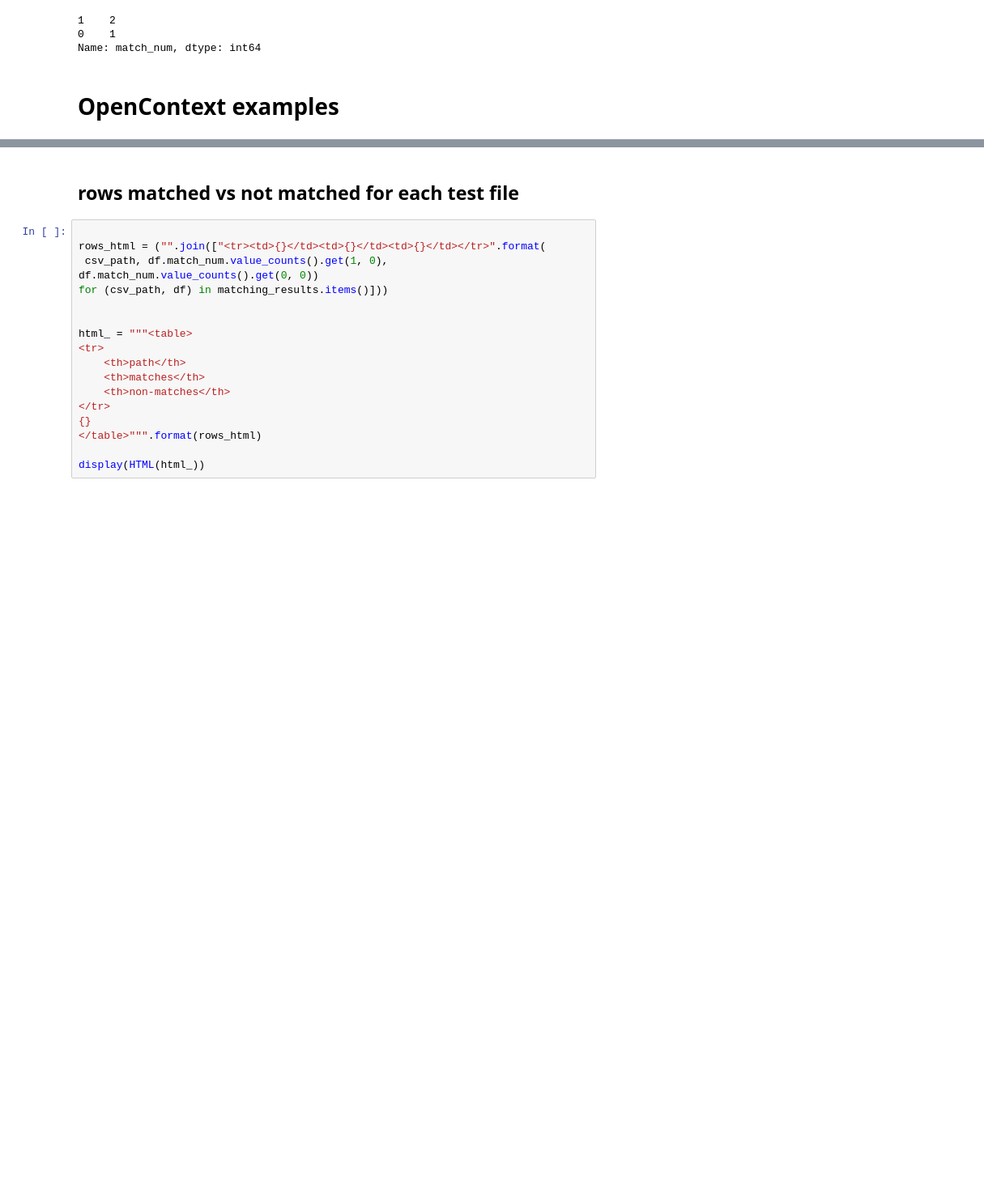
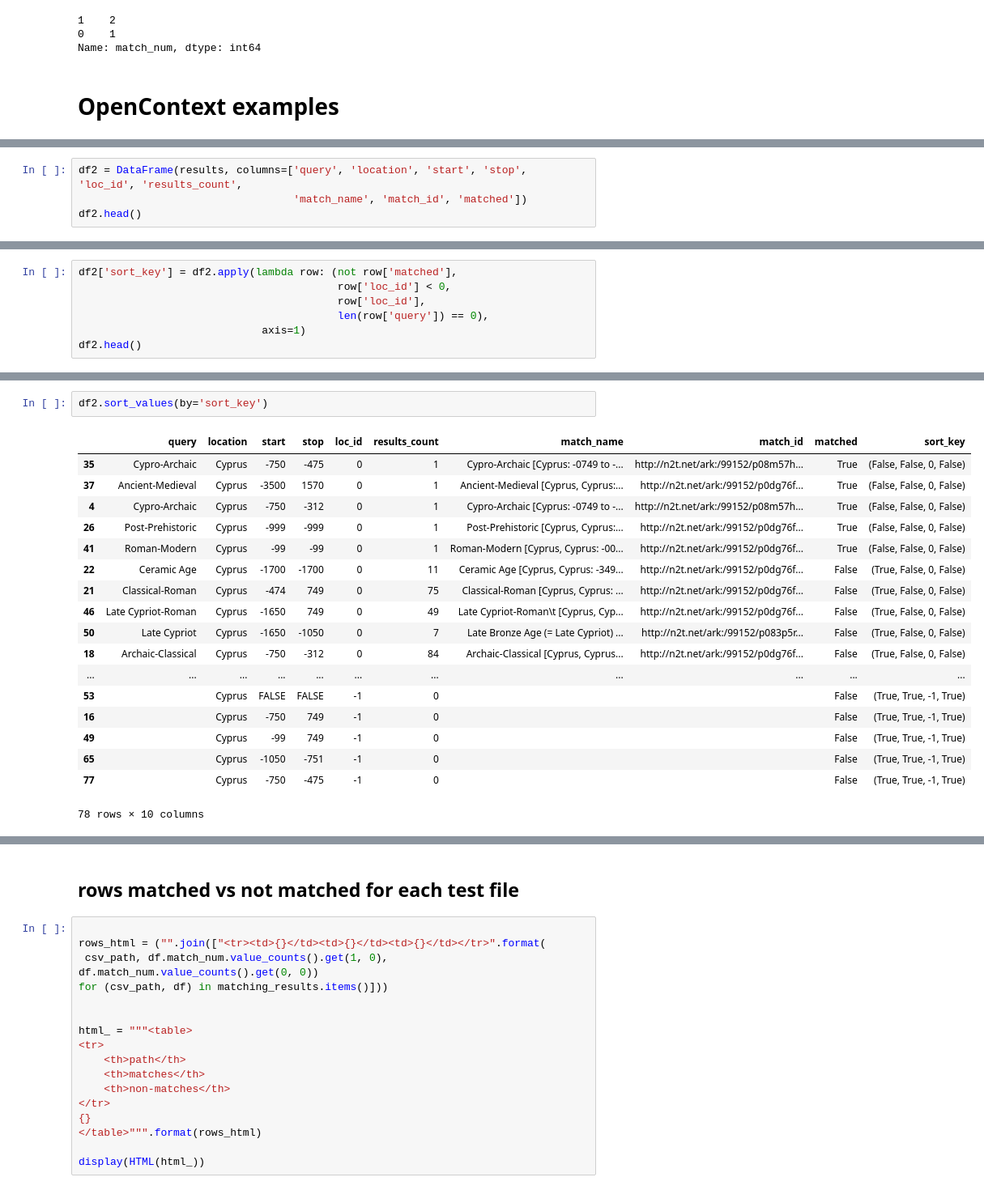
Before and after one commit to periodo/periodo-reconciler-py, a Jupyter notebook: notebooks/CSV_analysis.ipynb, the cells around one changed output, grey strips where cells are left out. Shown at 81% size. Cells and saved outputs as stored; diff of their text form; blank space fills up the shorter version.

```diff
--- a/notebooks/CSV_analysis.ipynb
+++ b/notebooks/CSV_analysis.ipynb
@@ -161,0 +346,4 @@ df.head()
+# %%
+df2 = DataFrame(results, columns=['query', 'location', 'start', 'stop', 'loc_id', 'results_count',
+                                  'match_name', 'match_id', 'matched'])
+df2.head()
@@ -161,0 +378,7 @@ df.head()
+# %%
+df2['sort_key'] = df2.apply(lambda row: (not row['matched'],
+                                         row['loc_id'] < 0,
+                                         row['loc_id'],
+                                         len(row['query']) == 0),
+                             axis=1)
+df2.head()
@@ -161,0 +392,21 @@ df.head()
+# %%
+df2.sort_values(by='sort_key')
+# %% [output]
+|  | query | location | start | stop | loc_id | results_count | match_name | match_id | matched | sort_key |
+| 35 | Cypro-Archaic | Cyprus | -750 | -475 | 0 | 1 | Cypro-Archaic [Cyprus: -0749 to -... | http://n2t.net/ark:/99152/p08m57h... | True | (False, False, 0, False) |
+| 37 | Ancient-Medieval | Cyprus | -3500 | 1570 | 0 | 1 | Ancient-Medieval [Cyprus, Cyprus:... | http://n2t.net/ark:/99152/p0dg76f... | True | (False, False, 0, False) |
+| 4 | Cypro-Archaic | Cyprus | -750 | -312 | 0 | 1 | Cypro-Archaic [Cyprus: -0749 to -... | http://n2t.net/ark:/99152/p08m57h... | True | (False, False, 0, False) |
+| 26 | Post-Prehistoric | Cyprus | -999 | -999 | 0 | 1 | Post-Prehistoric [Cyprus, Cyprus:... | http://n2t.net/ark:/99152/p0dg76f... | True | (False, False, 0, False) |
+| 41 | Roman-Modern | Cyprus | -99 | -99 | 0 | 1 | Roman-Modern [Cyprus, Cyprus: -00... | http://n2t.net/ark:/99152/p0dg76f... | True | (False, False, 0, False) |
+| 22 | Ceramic Age | Cyprus | -1700 | -1700 | 0 | 11 | Ceramic Age [Cyprus, Cyprus: -349... | http://n2t.net/ark:/99152/p0dg76f... | False | (True, False, 0, False) |
+| 21 | Classical-Roman | Cyprus | -474 | 749 | 0 | 75 | Classical-Roman [Cyprus, Cyprus: ... | http://n2t.net/ark:/99152/p0dg76f... | False | (True, False, 0, False) |
+| 46 | Late Cypriot-Roman | Cyprus | -1650 | 749 | 0 | 49 | Late Cypriot-Roman\t [Cyprus, Cyp... | http://n2t.net/ark:/99152/p0dg76f... | False | (True, False, 0, False) |
+| 50 | Late Cypriot | Cyprus | -1650 | -1050 | 0 | 7 | Late Bronze Age (= Late Cypriot) ... | http://n2t.net/ark:/99152/p083p5r... | False | (True, False, 0, False) |
+| 18 | Archaic-Classical | Cyprus | -750 | -312 | 0 | 84 | Archaic-Classical [Cyprus, Cyprus... | http://n2t.net/ark:/99152/p0dg76f... | False | (True, False, 0, False) |
+| ... | ... | ... | ... | ... | ... | ... | ... | ... | ... | ... |
+| 53 |  | Cyprus | FALSE | FALSE | -1 | 0 |  |  | False | (True, True, -1, True) |
+| 16 |  | Cyprus | -750 | 749 | -1 | 0 |  |  | False | (True, True, -1, True) |
+| 49 |  | Cyprus | -99 | 749 | -1 | 0 |  |  | False | (True, True, -1, True) |
+| 65 |  | Cyprus | -1050 | -751 | -1 | 0 |  |  | False | (True, True, -1, True) |
+| 77 |  | Cyprus | -750 | -475 | -1 | 0 |  |  | False | (True, True, -1, True) |
+78 rows × 10 columns
```
Also changed, not shown: parts of 36 cells of this notebook, 4 other files.
